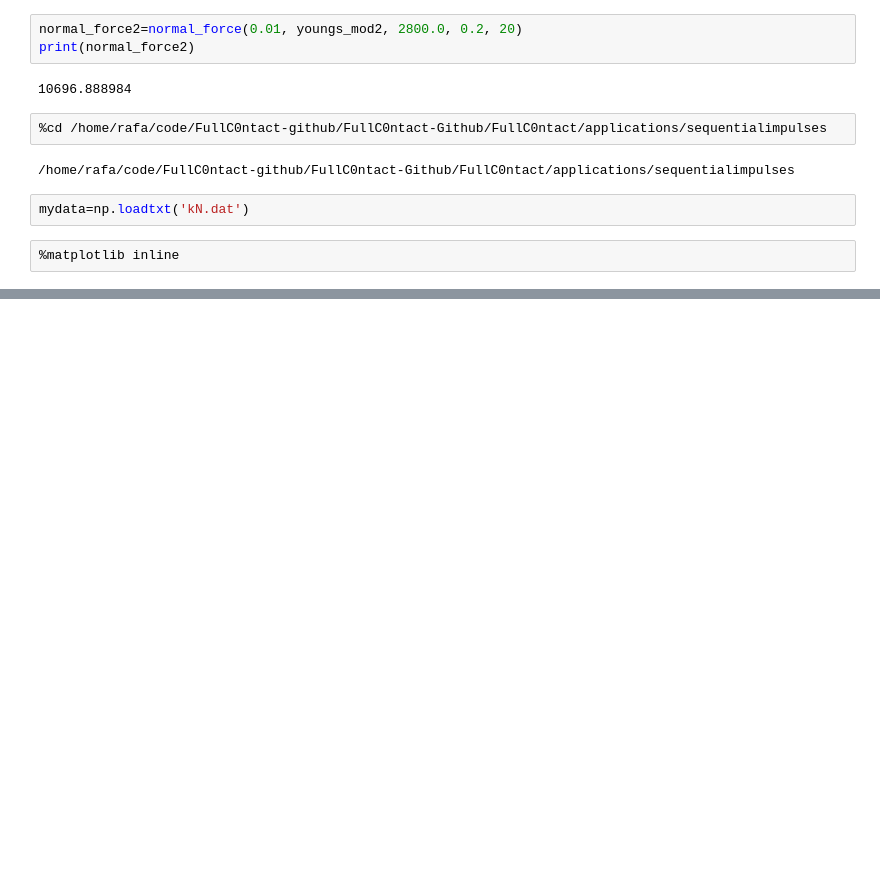
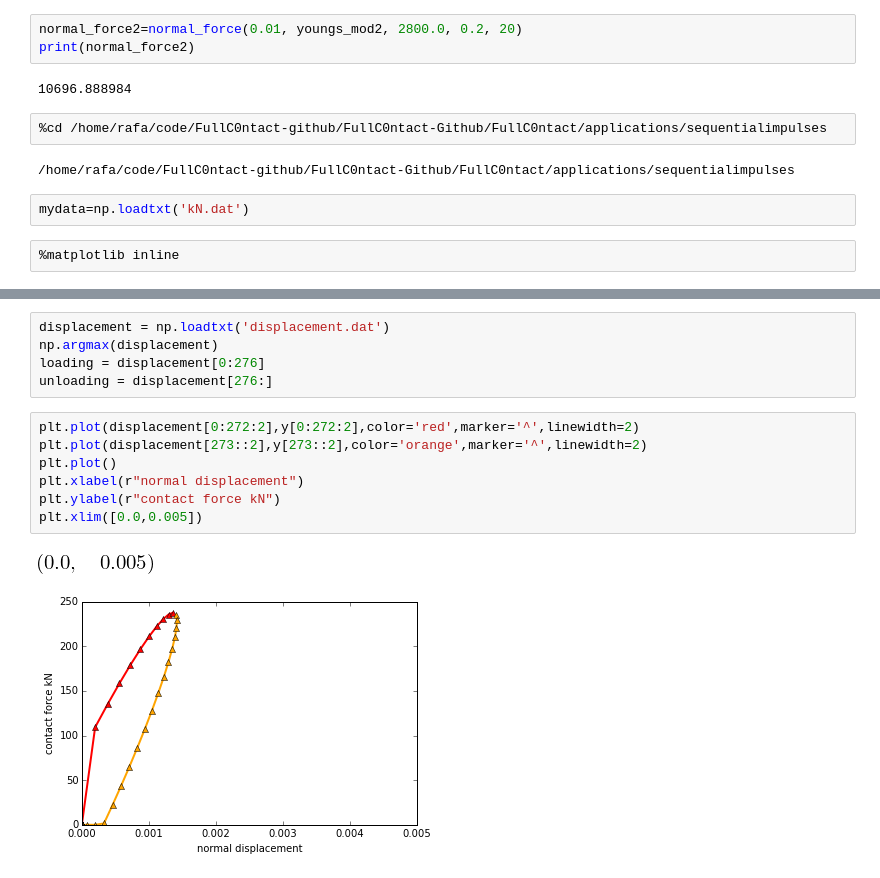
Before and after one commit to rmuenste/ipython-tut, a Jupyter notebook: ipython_intro.ipynb, the cells around one changed output, grey strips where cells are left out. Cells and saved outputs as stored; diff of their text form; blank space fills up the shorter version.

```diff
--- a/ipython_intro.ipynb
+++ b/ipython_intro.ipynb
@@ -339,0 +344,15 @@ plt.xlim([0.0,0.055])
+# %%
+displacement = np.loadtxt('displacement.dat')
+np.argmax(displacement)
+loading = displacement[0:276]
+unloading = displacement[276:]
+# %%
+plt.plot(displacement[0:272:2],y[0:272:2],color='red',marker='^',linewidth=2)
+plt.plot(displacement[273::2],y[273::2],color='orange',marker='^',linewidth=2)
+plt.plot()
+plt.xlabel(r"normal displacement")
+plt.ylabel(r"contact force kN")
+plt.xlim([0.0,0.005])
+# %% [output]
+[figure, added]
+[figure, added]
```
Also changed, not shown: parts of 7 cells of this notebook.
